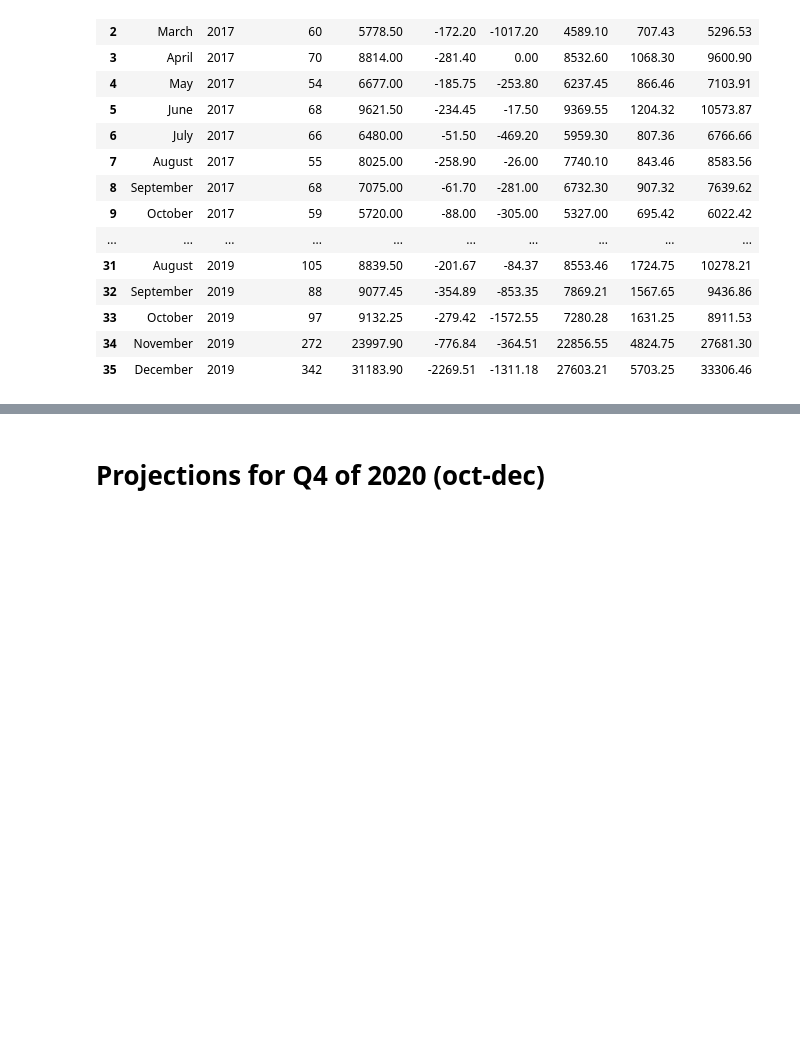
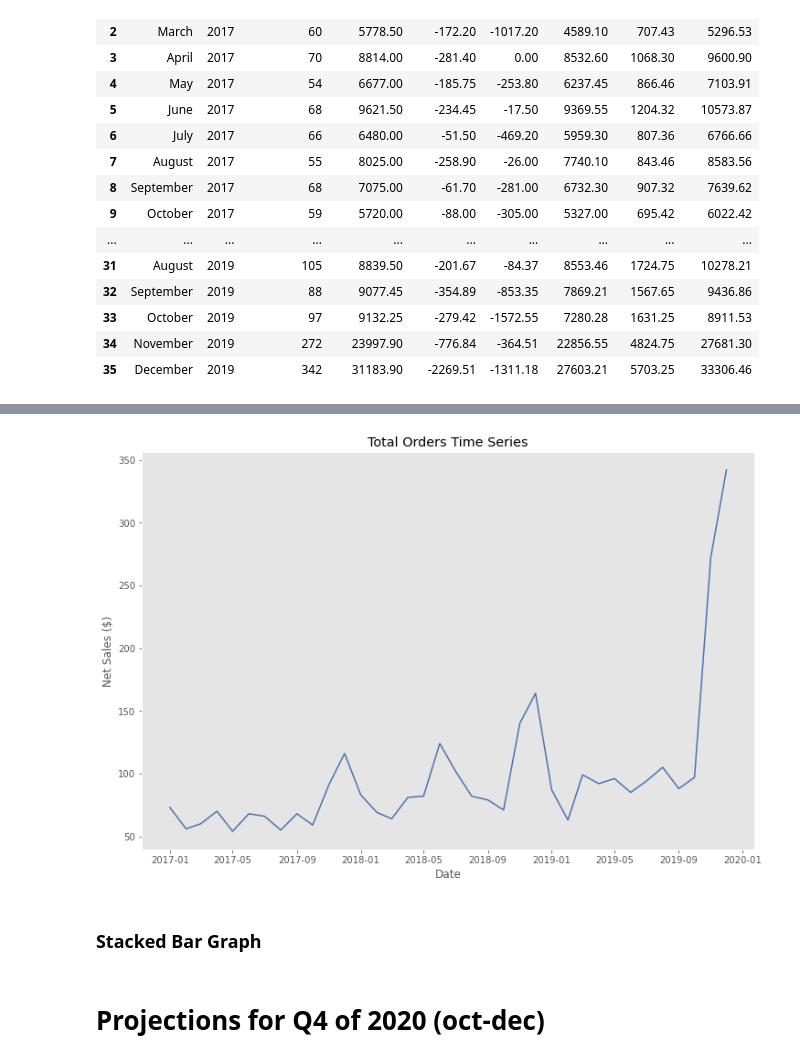
Before and after one commit to tuebolo/online_business_sales, a Jupyter notebook: analysis.ipynb, the cells around one changed output, grey strips where cells are left out. Drawn from its saved outputs; the diff is of its cells as text; code cells hidden in the pictures; blank space fills up the shorter version.

```diff
--- a/analysis.ipynb
+++ b/analysis.ipynb
@@ -174,3 +200,16 @@ print(sales2)
+# %%
+# Total Orders Time Series Plot
+plt.plot(sales2['Date'], sales2['Total Orders'])
+plt.grid(False)
+plt.title('Total Orders Time Series')
+plt.xlabel('Date')
+plt.ylabel('Net Sales ($)')
+
+plt.show()
+# %% [output]
+[figure, added]
+# %% [markdown]
+### Stacked Bar Graph
 # %% [markdown]
 # Projections for Q4 of 2020 (oct-dec)
 # %% [markdown]
```
Also changed, not shown: parts of 9 cells of this notebook.
